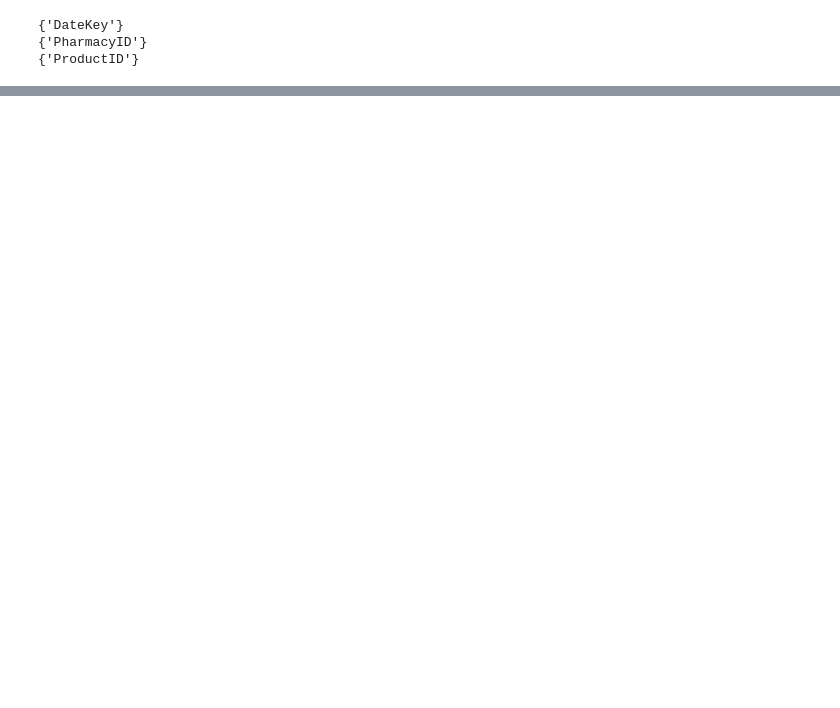
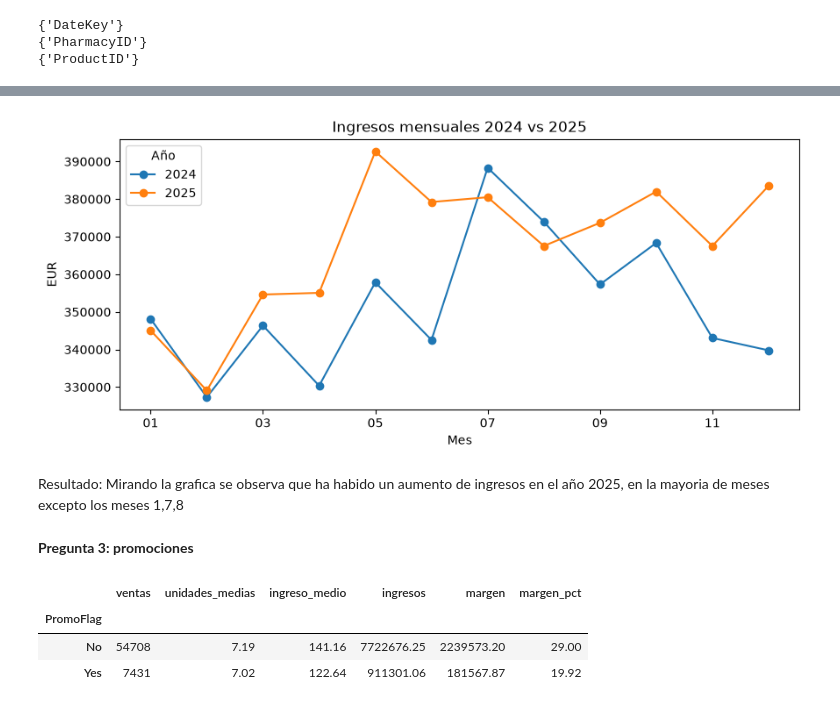
Before and after one commit to ai-somorrostro/pharmacy-sales-bigdata, a Jupyter notebook: notebook/01_exploracion.ipynb, the cells around one changed output, grey strips where cells are left out. Saved outputs shown, nothing was run; the diff lists cells and outputs as text; code cells hidden in the pictures; blank space fills up the shorter version.

Commit message:
Creacion de graficos para responder las preguntas

```diff
--- a/notebook/01_exploracion.ipynb
+++ b/notebook/01_exploracion.ipynb
@@ -175,0 +201,8 @@ print(set(fact.columns) & set(producto.columns))
+# %%
+
+data = (
+    fact
+    .merge(fecha, on="DateKey", how="left", validate="many_to_one")
+    .merge(farmacia, on="PharmacyID", how="left", validate="many_to_one")
+    .merge(producto, on="ProductID", how="left", validate="many_to_one")
+)
@@ -175,0 +328,6 @@ print(set(fact.columns) & set(producto.columns))
+# %%
+p2 = data.groupby("YearMonth")["RevenueEUR"].sum().reset_index()
+p2["Año"] = p2["YearMonth"].str[:4]
+p2["Mes"] = p2["YearMonth"].str[5:7]
+p2_tabla = p2.pivot(index="Mes", columns="Año", values="RevenueEUR")
+p2_tabla.round(0)
@@ -175,0 +349,27 @@ print(set(fact.columns) & set(producto.columns))
+# %%
+p2_tabla.plot(marker="o", figsize=(10, 4), title="Ingresos mensuales 2024 vs 2025")
+plt.ylabel("EUR")
+plt.xlabel("Mes")
+plt.show()
+# %% [output]
+[figure, added]
+# %% [markdown]
+Resultado: Mirando la grafica se observa que ha habido un aumento de ingresos en el año 2025, en la mayoria de meses excepto los meses 1,7,8
+# %% [markdown]
+**Pregunta 3: promociones**
+# %%
+p3 = (
+    data.groupby("PromoFlag")
+    .agg(ventas=("SalesID", "count"),
+         unidades_medias=("UnitsSold", "mean"),
+         ingreso_medio=("RevenueEUR", "mean"),
+         ingresos=("RevenueEUR", "sum"),
+         margen=("MarginEUR", "sum"))
+    .assign(margen_pct=lambda d: d["margen"] / d["ingresos"] * 100)
+)
+p3.round(2)
+# %% [output]
+|  | ventas | unidades_medias | ingreso_medio | ingresos | margen | margen_pct |
+| PromoFlag |  |  |  |  |  |  |
+| No | 54708 | 7.19 | 141.16 | 7722676.25 | 2239573.20 | 29.00 |
+| Yes | 7431 | 7.02 | 122.64 | 911301.06 | 181567.87 | 19.92 |
```
Also changed, not shown: parts of 19 cells of this notebook, 1 other file.
